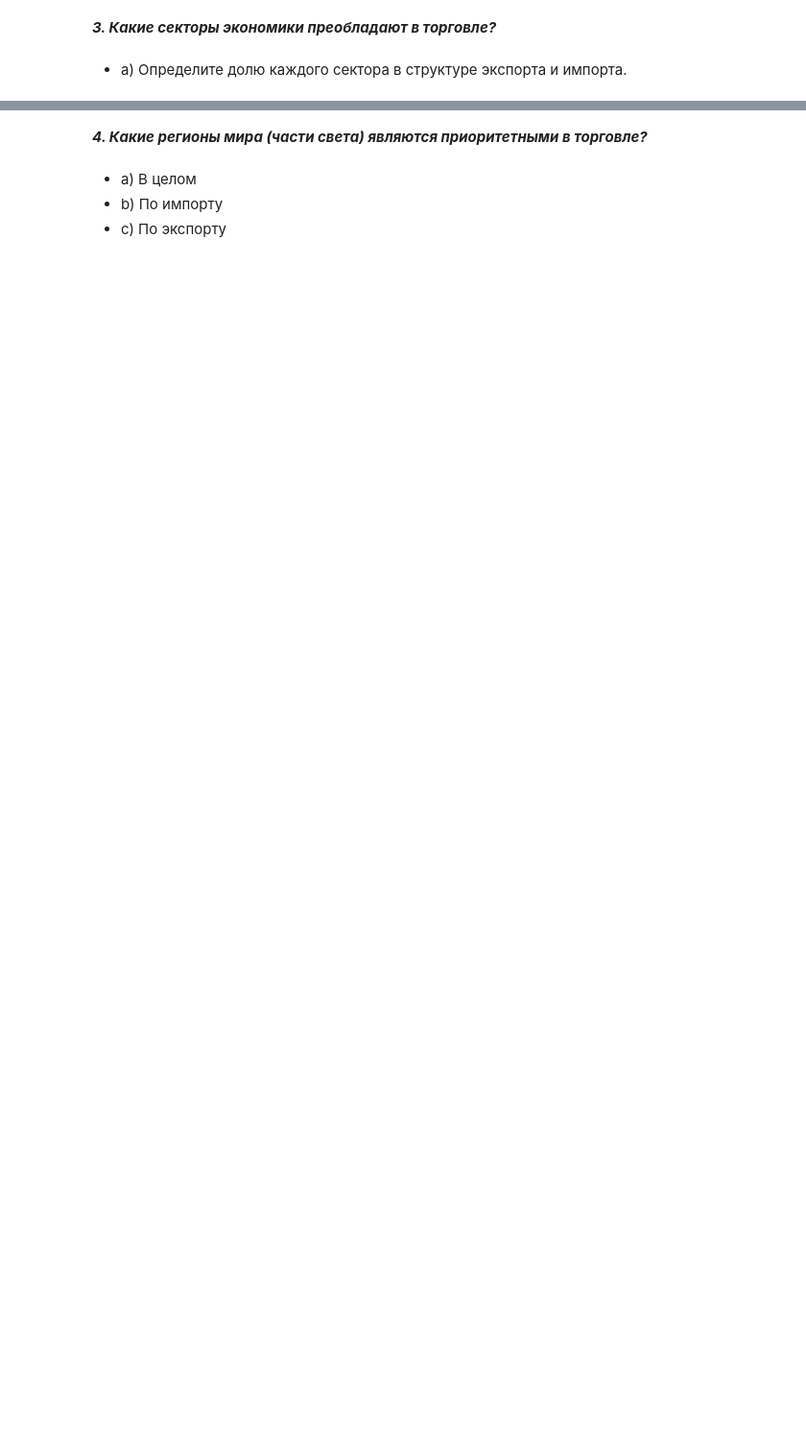
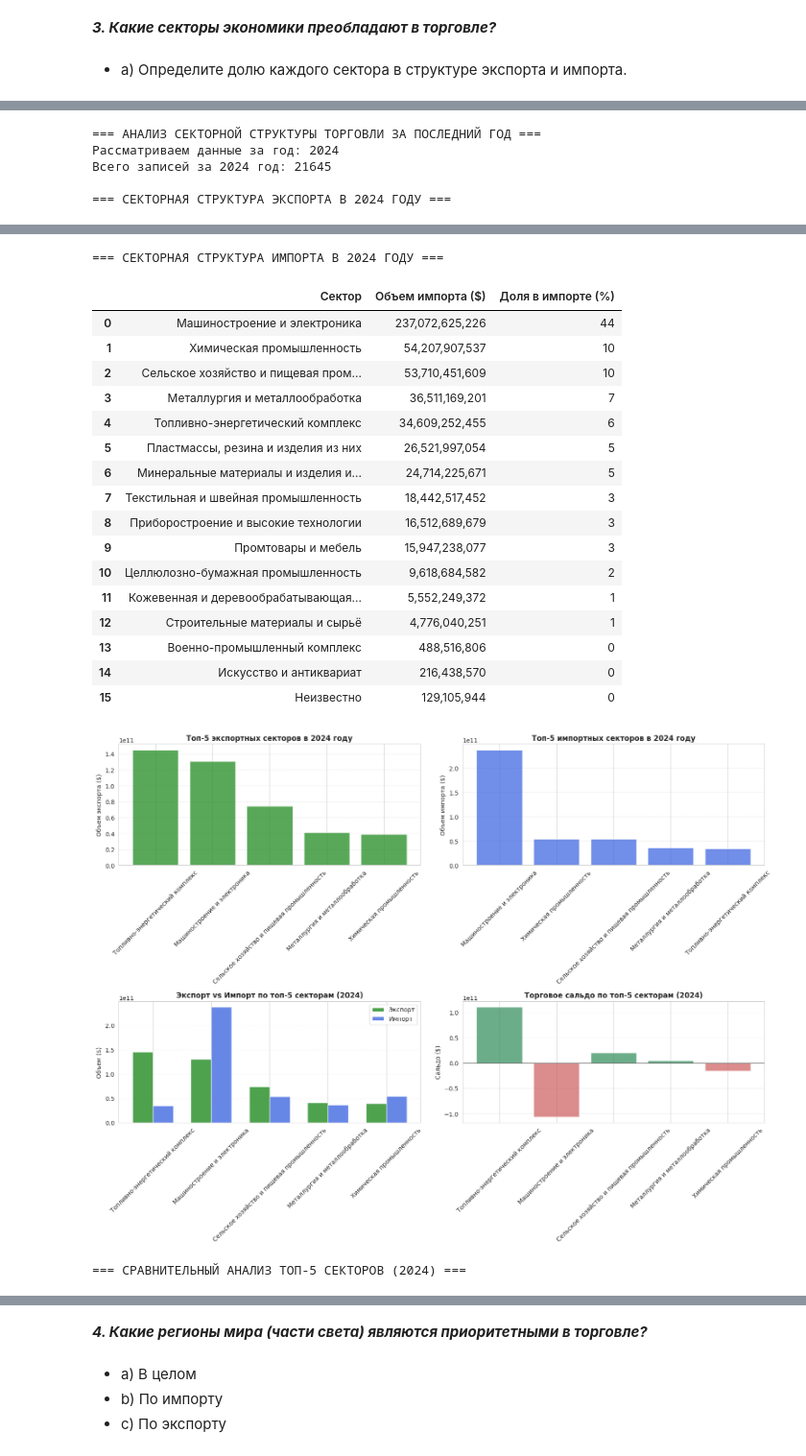
Before and after one commit to woodwyyn/data-analytics-final, a Jupyter notebook: project.ipynb, the cells around one changed output, grey strips where cells are left out. Shown at 96% size. Drawn from its saved outputs; the diff is of its cells as text; code cells hidden in the pictures; blank space fills up the shorter version.

```diff
--- a/project.ipynb
+++ b/project.ipynb
@@ -911,0 +763,8 @@ print(f"  Торговое сальдо: {(total_export_volume - total_import_vo
+# %%
+analyze_trade_sectors(full_trade_data)
+# %% [output]
+=== АНАЛИЗ СЕКТОРНОЙ СТРУКТУРЫ ТОРГОВЛИ ЗА ПОСЛЕДНИЙ ГОД ===
+Рассматриваем данные за год: 2024
+Всего записей за 2024 год: 21645
+
+=== СЕКТОРНАЯ СТРУКТУРА ЭКСПОРТА В 2024 ГОДУ ===
@@ -911,0 +788,20 @@ print(f"  Торговое сальдо: {(total_export_volume - total_import_vo
+=== СЕКТОРНАЯ СТРУКТУРА ИМПОРТА В 2024 ГОДУ ===
+|  | Сектор | Объем импорта ($) | Доля в импорте (%) |
+| 0 | Машиностроение и электроника | 237,072,625,226 | 44 |
+| 1 | Химическая промышленность | 54,207,907,537 | 10 |
+| 2 | Сельское хозяйство и пищевая пром... | 53,710,451,609 | 10 |
+| 3 | Металлургия и металлообработка | 36,511,169,201 | 7 |
+| 4 | Топливно-энергетический комплекс | 34,609,252,455 | 6 |
+| 5 | Пластмассы, резина и изделия из них | 26,521,997,054 | 5 |
+| 6 | Минеральные материалы и изделия и... | 24,714,225,671 | 5 |
+| 7 | Текстильная и швейная промышленность | 18,442,517,452 | 3 |
+| 8 | Приборостроение и высокие технологии | 16,512,689,679 | 3 |
+| 9 | Промтовары и мебель | 15,947,238,077 | 3 |
+| 10 | Целлюлозно-бумажная промышленность | 9,618,684,582 | 2 |
+| 11 | Кожевенная и деревообрабатывающая... | 5,552,249,372 | 1 |
+| 12 | Строительные материалы и сырьё | 4,776,040,251 | 1 |
+| 13 | Военно-промышленный комплекс | 488,516,806 | 0 |
+| 14 | Искусство и антиквариат | 216,438,570 | 0 |
+| 15 | Неизвестно | 129,105,944 | 0 |
+[figure, added]
+=== СРАВНИТЕЛЬНЫЙ АНАЛИЗ ТОП-5 СЕКТОРОВ (2024) ===
```
Also changed, not shown: parts of 32 cells of this notebook.
